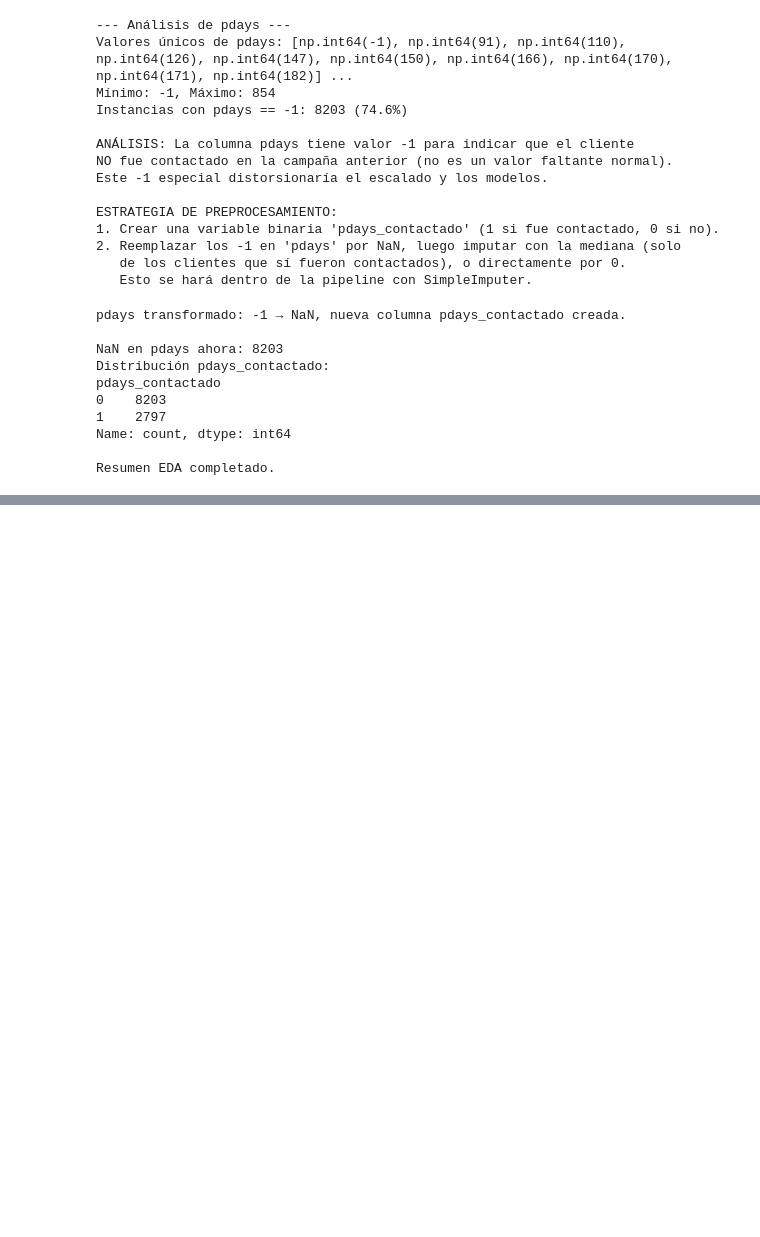
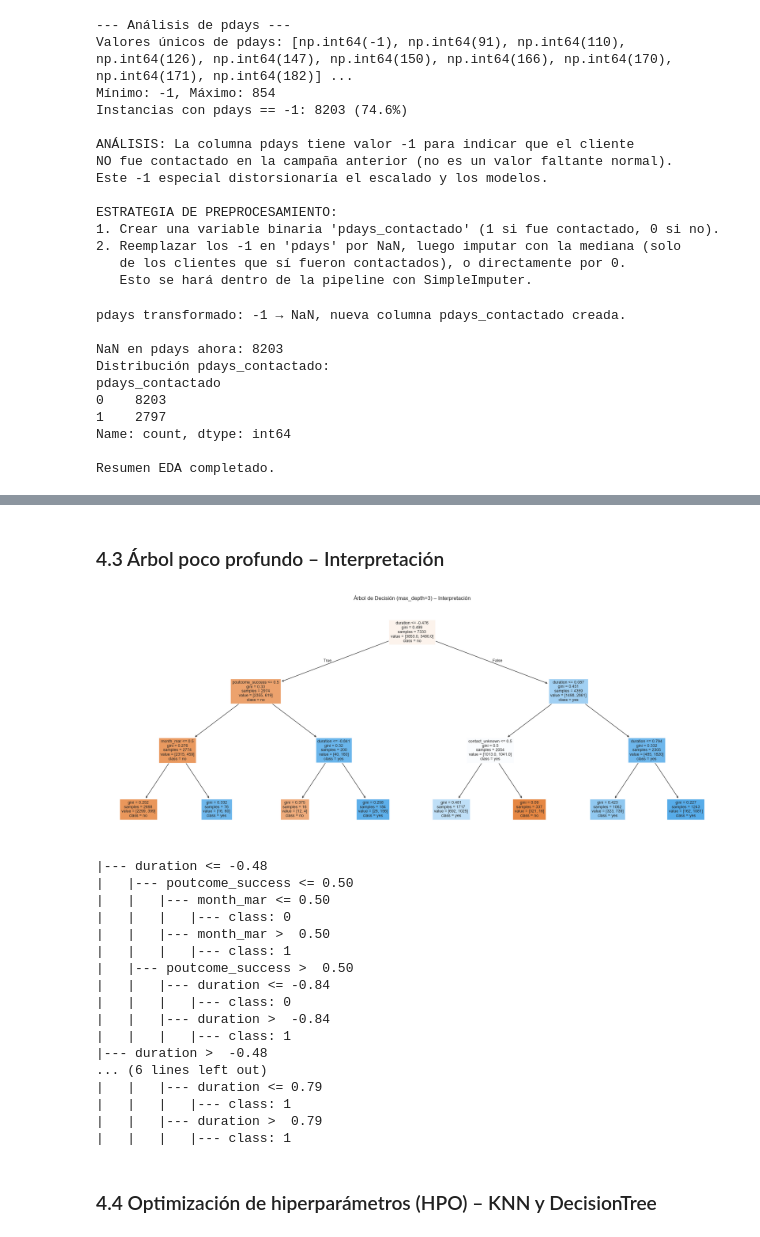
Before and after one commit to 100522156/practica_1_aprendizaje_automatico-100522156-100522190, a Jupyter notebook: notebook_1_analisis.ipynb, the cells around one changed output, grey strips where cells are left out. Drawn from its saved outputs; the diff is of its cells as text; code cells hidden in the pictures; blank space fills up the shorter version.

```diff
--- a/notebook_1_analisis.ipynb
+++ b/notebook_1_analisis.ipynb
@@ -268,0 +340,19 @@ display(df[cat_cols].describe())
+# %%
+# ── Función auxiliar: construir preprocesador ──────────────────────────────
+def make_preprocessor(scaler):
+    """Crea un ColumnTransformer con el scaler indicado para numéricas
+    y OneHotEncoder para categóricas."""
+    num_pipe = Pipeline([
+        ('imputer', SimpleImputer(strategy='median')),
+        ('scaler', scaler)
+    ])
+    cat_pipe = Pipeline([
+        ('imputer', SimpleImputer(strategy='most_frequent')),
+        ('encoder', OneHotEncoder(handle_unknown='ignore', sparse_output=False))
+    ])
+    return ColumnTransformer([
+        ('num', num_pipe, num_features),
+        ('cat', cat_pipe, cat_features)
+    ])
+
+print('Función make_preprocessor definida.')
@@ -268,0 +454,52 @@ display(df[cat_cols].describe())
+# %% [markdown]
+### 4.3 Árbol poco profundo – Interpretación
+# %%
+# ── Árbol poco profundo para interpretación ───────────────────────────────
+from sklearn.tree import plot_tree
+
+pipe_shallow = Pipeline([
+    ('pre', make_preprocessor(StandardScaler())),
+    ('clf', DecisionTreeClassifier(max_depth=3, random_state=SEED))
+])
+pipe_shallow.fit(X_train, y_train)
+
+# Obtener nombres de features transformados
+num_names = num_features
+cat_names = pipe_shallow.named_steps['pre']\
+    .named_transformers_['cat']\
+    .named_steps['encoder']\
+    .get_feature_names_out(cat_features).tolist()
+all_names = num_names + cat_names
+
+fig, ax = plt.subplots(figsize=(20, 8))
+plot_tree(pipe_shallow.named_steps['clf'],
+          feature_names=all_names,
+          class_names=le.classes_,
+          filled=True, fontsize=9, ax=ax)
+ax.set_title('Árbol de Decisión (max_depth=3) – Interpretación')
+plt.tight_layout()
+plt.savefig('arbol_shallow.png', bbox_inches='tight')
+plt.show()
+
+print(export_text(pipe_shallow.named_steps['clf'], feature_names=all_names))
+# %% [output]
+[figure, added]
+|--- duration <= -0.48
+|   |--- poutcome_success <= 0.50
+|   |   |--- month_mar <= 0.50
+|   |   |   |--- class: 0
+|   |   |--- month_mar >  0.50
+|   |   |   |--- class: 1
+|   |--- poutcome_success >  0.50
+|   |   |--- duration <= -0.84
+|   |   |   |--- class: 0
+|   |   |--- duration >  -0.84
+|   |   |   |--- class: 1
+|--- duration >  -0.48
+... (6 lines left out)
+|   |   |--- duration <= 0.79
+|   |   |   |--- class: 1
+|   |   |--- duration >  0.79
+|   |   |   |--- class: 1
+# %% [markdown]
+### 4.4 Optimización de hiperparámetros (HPO) – KNN y DecisionTree
```
Also changed, not shown: parts of 14 cells of this notebook, 3 other files.
